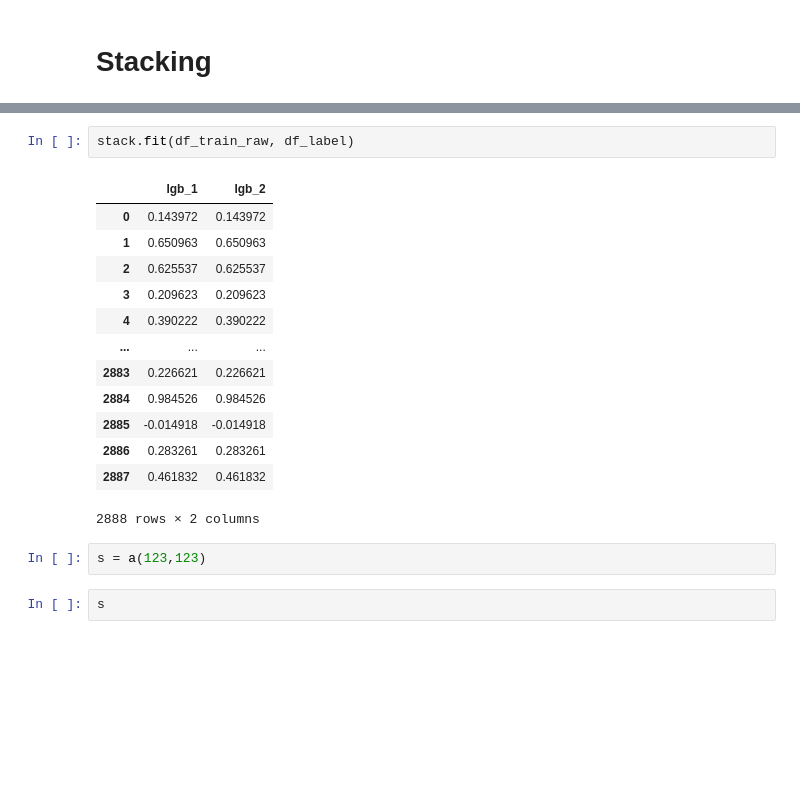
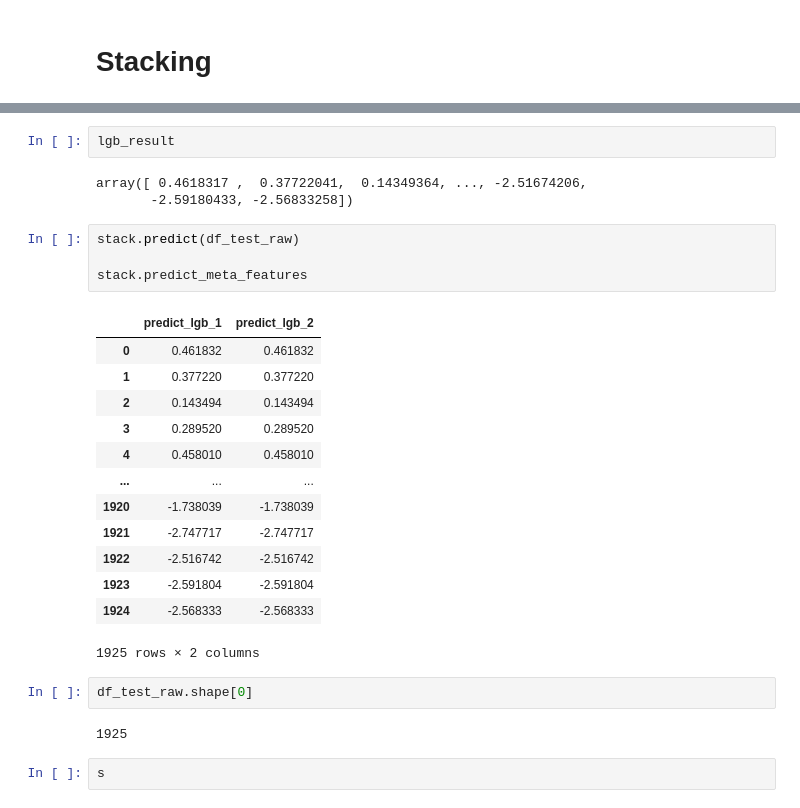
Before and after one commit to xx529/-, a Jupyter notebook: 天池蒸汽/蒸汽5.ipynb, the cells around one changed output, grey strips where cells are left out. Cells and saved outputs as stored; diff of their text form; blank space fills up the shorter version.

```diff
--- a/天池蒸汽/蒸汽5.ipynb
+++ b/天池蒸汽/蒸汽5.ipynb
@@ -272,21 +315,30 @@ stack.fit(df_train_raw, df_label)
-# %%
-stack.fit(df_train_raw, df_label)
-# %% [output]
-|  | lgb_1 | lgb_2 |
-| 0 | 0.143972 | 0.143972 |
-| 1 | 0.650963 | 0.650963 |
-| 2 | 0.625537 | 0.625537 |
-| 3 | 0.209623 | 0.209623 |
-| 4 | 0.390222 | 0.390222 |
-| ... | ... | ... |
-| 2883 | 0.226621 | 0.226621 |
-| 2884 | 0.984526 | 0.984526 |
-| 2885 | -0.014918 | -0.014918 |
-| 2886 | 0.283261 | 0.283261 |
-| 2887 | 0.461832 | 0.461832 |
-2888 rows × 2 columns
-# %%
-s = a(123,123)
+# %%
+lgb_result
+# %% [output]
+array([ 0.4618317 ,  0.37722041,  0.14349364, ..., -2.51674206,
+       -2.59180433, -2.56833258])
+# %%
+stack.predict(df_test_raw)
+
+stack.predict_meta_features
+# %% [output]
+|  | predict_lgb_1 | predict_lgb_2 |
+| 0 | 0.461832 | 0.461832 |
+| 1 | 0.377220 | 0.377220 |
+| 2 | 0.143494 | 0.143494 |
+| 3 | 0.289520 | 0.289520 |
+| 4 | 0.458010 | 0.458010 |
+| ... | ... | ... |
+| 1920 | -1.738039 | -1.738039 |
+| 1921 | -2.747717 | -2.747717 |
+| 1922 | -2.516742 | -2.516742 |
+| 1923 | -2.591804 | -2.591804 |
+| 1924 | -2.568333 | -2.568333 |
+1925 rows × 2 columns
+# %%
+df_test_raw.shape[0]
+# %% [output]
+1925
 # %%
 s
 # %% [output]
```
Also changed, not shown: parts of 8 cells of this notebook.
